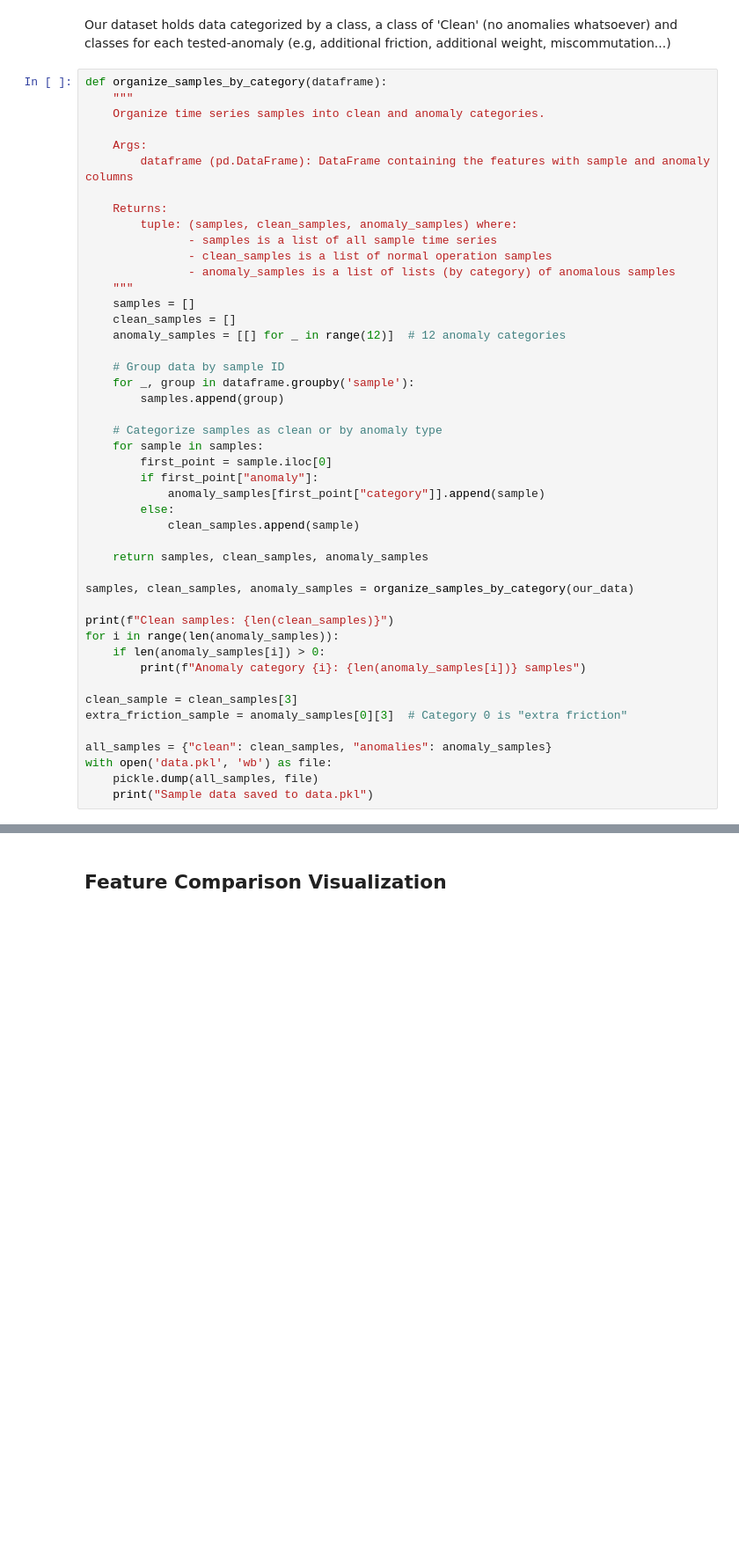
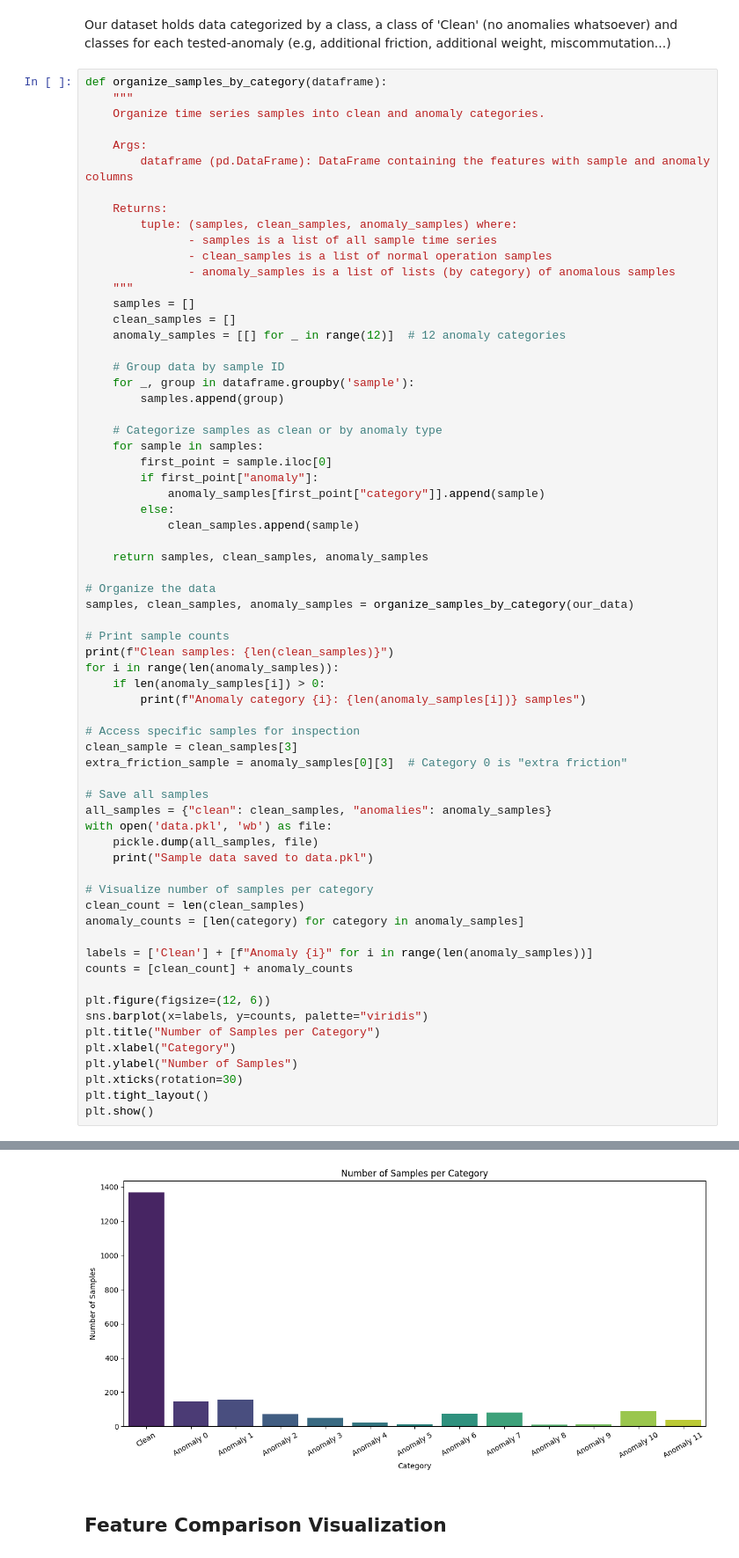
Before and after one commit to or-pinto/Anomaly-Detector, a Jupyter notebook: main.ipynb, the cells around one changed output, grey strips where cells are left out. Shown at 88% size. Cells and saved outputs as stored; diff of their text form; blank space fills up the shorter version.

```diff
--- a/main.ipynb
+++ b/main.ipynb
@@ -140,20 +228,40 @@ def organize_samples_by_category(dataframe):
 
     return samples, clean_samples, anomaly_samples
 
+# Organize the data
 samples, clean_samples, anomaly_samples = organize_samples_by_category(our_data)
 
+# Print sample counts
 print(f"Clean samples: {len(clean_samples)}")
 for i in range(len(anomaly_samples)):
     if len(anomaly_samples[i]) > 0:
         print(f"Anomaly category {i}: {len(anomaly_samples[i])} samples")
 
+# Access specific samples for inspection
 clean_sample = clean_samples[3]
 extra_friction_sample = anomaly_samples[0][3]  # Category 0 is "extra friction"
 
+# Save all samples
 all_samples = {"clean": clean_samples, "anomalies": anomaly_samples}
 with open('data.pkl', 'wb') as file:
     pickle.dump(all_samples, file)
     print("Sample data saved to data.pkl")
+
+# Visualize number of samples per category
+clean_count = len(clean_samples)
+anomaly_counts = [len(category) for category in anomaly_samples]
+
+labels = ['Clean'] + [f"Anomaly {i}" for i in range(len(anomaly_samples))]
+counts = [clean_count] + anomaly_counts
+
+plt.figure(figsize=(12, 6))
+sns.barplot(x=labels, y=counts, palette="viridis")
+plt.title("Number of Samples per Category")
+plt.xlabel("Category")
+plt.ylabel("Number of Samples")
+plt.xticks(rotation=30)
+plt.tight_layout()
+plt.show()
 # %% [output]
 Clean samples: 1367
 Anomaly category 0: 144 samples
@@ -172,3 +283,4 @@ Sample data saved to data.pkl
+[figure, added]
 # %% [markdown]
 ## Feature Comparison Visualization
 # %% [markdown]
```
Also changed, not shown: parts of 9 cells of this notebook.
